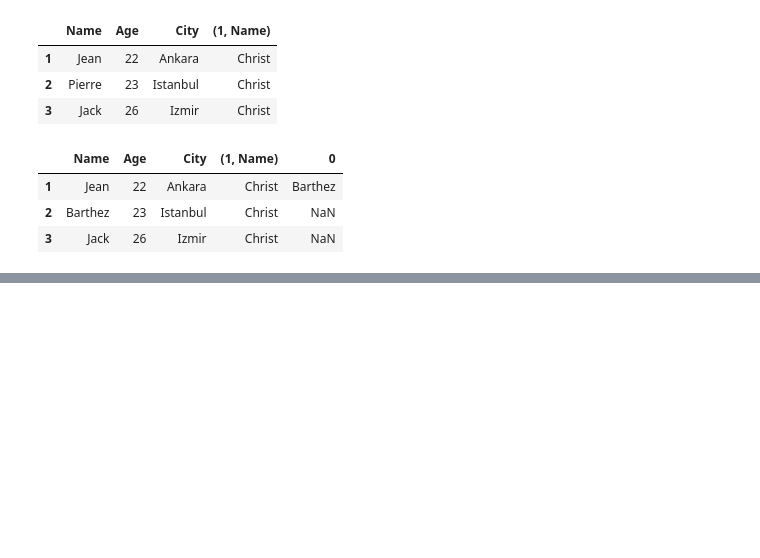
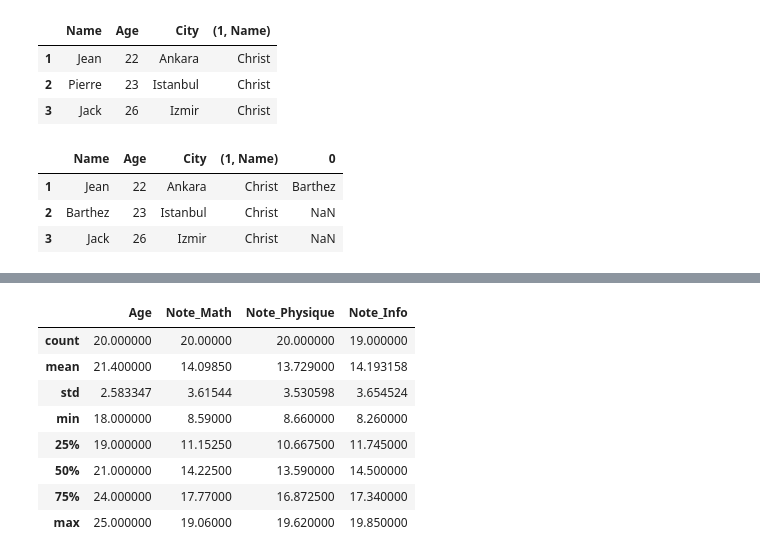
Before and after one commit to Barthez2023/PythonCode, a Jupyter notebook: python-basics/test.ipynb, the cells around one changed output, grey strips where cells are left out. Saved outputs shown, nothing was run; the diff lists cells and outputs as text; code cells hidden in the pictures; blank space fills up the shorter version.

```diff
--- a/python-basics/test.ipynb
+++ b/python-basics/test.ipynb
@@ -2839,0 +2868,13 @@ df
+# %%
+## Analise des donnees
+df.describe()  ## donne une analyse statistique des donnes
+# %% [output]
+|  | Age | Note_Math | Note_Physique | Note_Info |
+| count | 20.000000 | 20.00000 | 20.000000 | 19.000000 |
+| mean | 21.400000 | 14.09850 | 13.729000 | 14.193158 |
+| std | 2.583347 | 3.61544 | 3.530598 | 3.654524 |
+| min | 18.000000 | 8.59000 | 8.660000 | 8.260000 |
+| 25% | 19.000000 | 11.15250 | 10.667500 | 11.745000 |
+| 50% | 21.000000 | 14.22500 | 13.590000 | 14.500000 |
+| 75% | 24.000000 | 17.77000 | 16.872500 | 17.340000 |
+| max | 25.000000 | 19.06000 | 19.620000 | 19.850000 |
```
Also changed, not shown: parts of 27 cells of this notebook, 2 other files.
